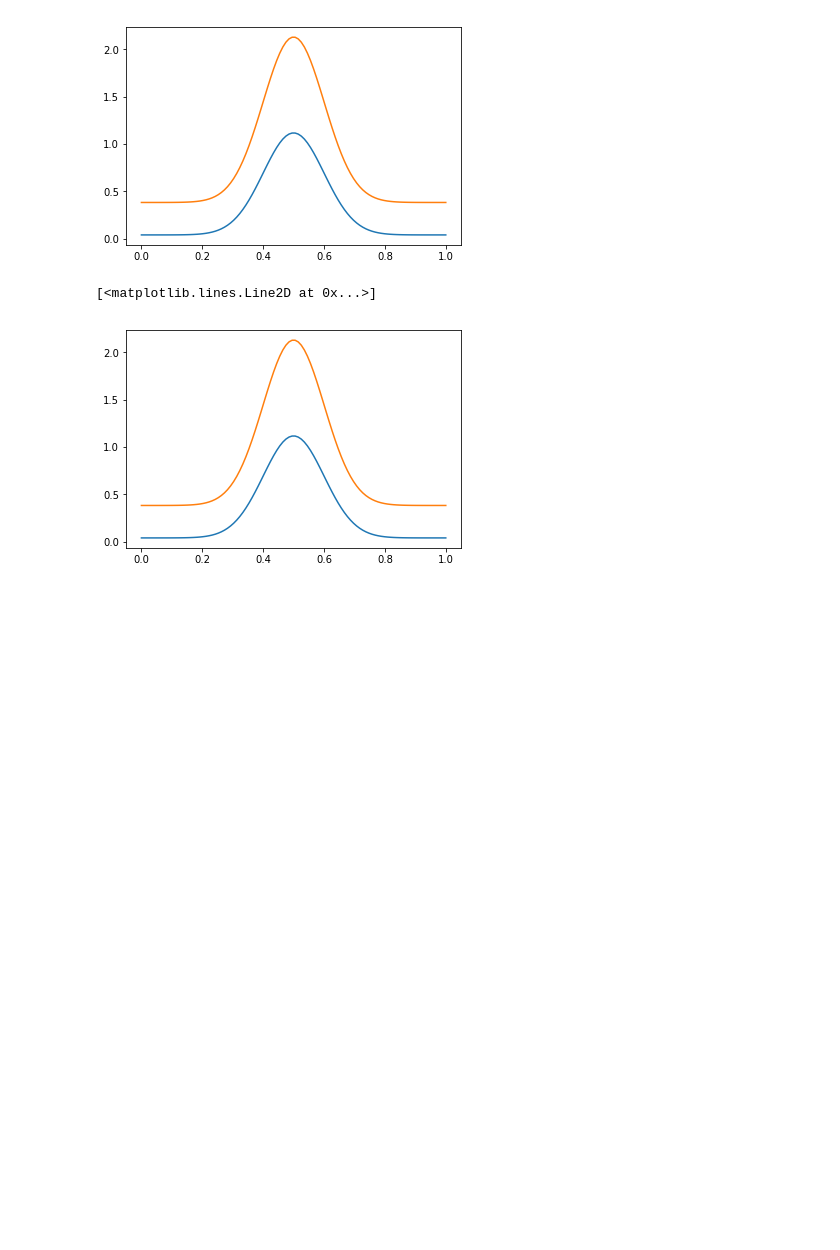
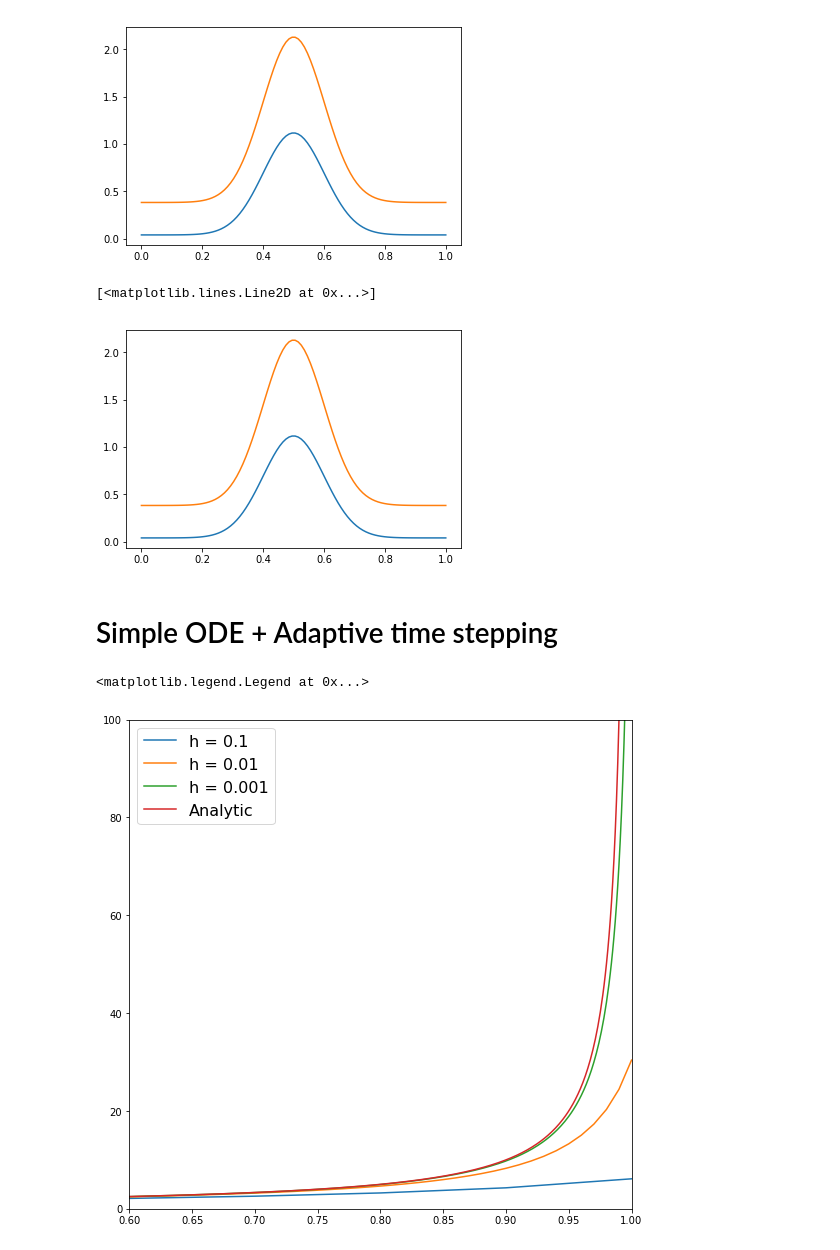
Before and after one commit to ianhi/AC274, a Jupyter notebook: HW/HW_2/HW 2.ipynb, the cells around one changed output. Saved outputs shown, nothing was run; the diff lists cells and outputs as text; code cells hidden in the pictures; blank space fills up the shorter version.

```diff
--- a/HW/HW_2/HW 2.ipynb
+++ b/HW/HW_2/HW 2.ipynb
@@ -438,3 +459,36 @@ for it in range(1,Nsteps):
 # %% [output]
 [<matplotlib.lines.Line2D at 0x...>]
 [figure]
+# %% [markdown]
+# Simple ODE + Adaptive time stepping
+# %%
+def calc_ode(t, h, x0):
+    N_steps = np.int(t/h)
+    x = np.zeros([N_steps+1])
+    t = np.linspace(0,1,N_steps+1)
+    x[0] = x0
+    for i in range(1,N_steps+1):
+        x[i] = h*x[i-1]**2+x[i-1]
+    return t,x
+def x_t(t,x0):
+    return x0/(1-x0*t)
+
+plt.figure(figsize=(9,9))
+t,x = calc_ode(1,.1,1)
+plt.plot(t,x,label = "h = {:}".format(t[1]-t[0]))
+
+t,x = calc_ode(1,.01,1)
+plt.plot(t,x,label = "h = {:}".format(t[1]-t[0]))
+
+t,x = calc_ode(1,.001,1)
+plt.plot(t,x,label = "h = {:}".format(t[1]-t[0]))
+
+
+t = np.linspace(0,.99,N_steps)
+plt.plot(t,x_t(t,x0),label = "Analytic")
+plt.ylim([0,100])
+plt.xlim([.6,1])
+plt.legend(fontsize = 16)
+# %% [output]
+<matplotlib.legend.Legend at 0x...>
+[figure, added]
```
Also changed, not shown: parts of 6 cells of this notebook, 3 other files.
